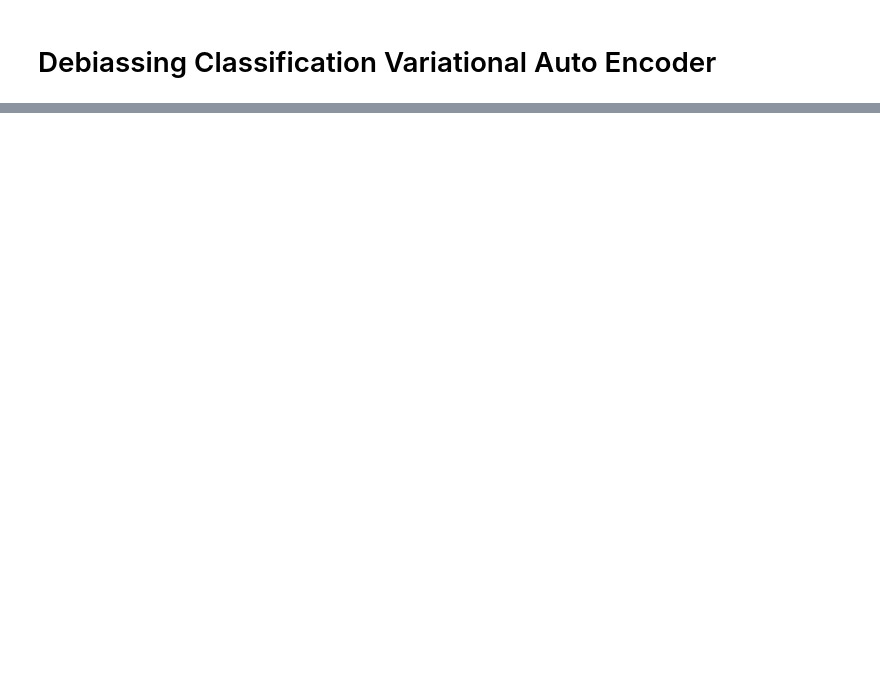
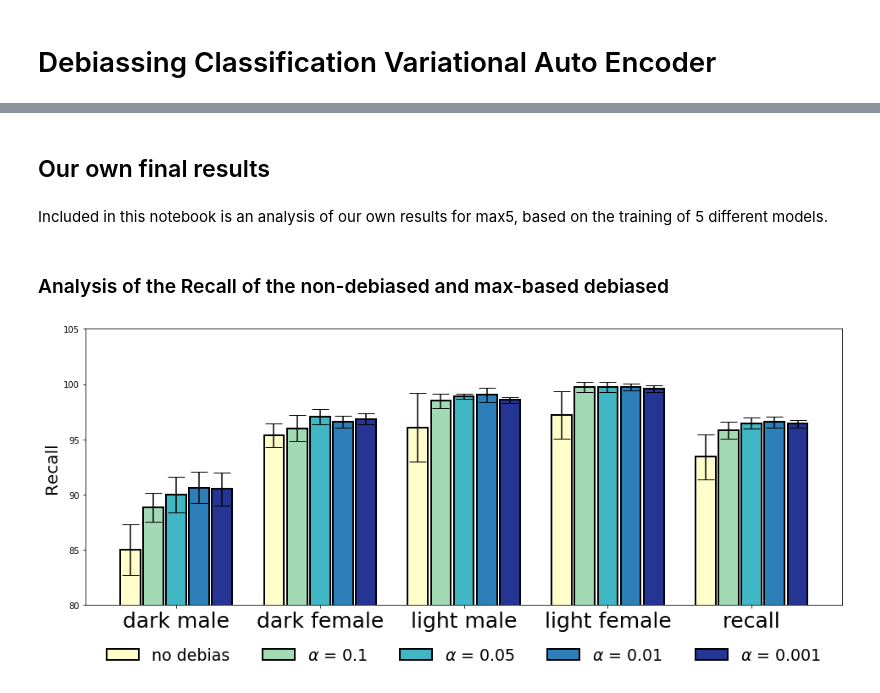
Before and after one commit to JMitnik/FacialDebiasing, a Jupyter notebook: code/main.ipynb, the cells around one changed output, grey strips where cells are left out. Drawn from its saved outputs; the diff is of its cells as text; code cells hidden in the pictures; blank space fills up the shorter version.

Commit message:
Final notebook

```diff
--- a/code/main.ipynb
+++ b/code/main.ipynb
@@ -61,2 +91,20 @@ trainer = make_trainer(config, load_model=True,)
 # %%
 trainer.best_and_worst()
+# %% [markdown]
+## Our own final results
+# %% [markdown]
+Included in this notebook is an analysis of our own results for max5, based on the training of 5 different models.
+# %%
+df_final_results = pd.read_csv("paper_results/results.csv")
+# %% [markdown]
+### Analysis of the Recall of the non-debiased and max-based debiased
+# %%
+# Recall setup
+colors = ["#fffecb", "#a1dab4", "#41b6c4", "#2c7fb8", "#253594"]
+training_type = ["no debias", r"$\alpha$ = 0.1", r"$\alpha$ = 0.05", r"$\alpha$ = 0.01", r"$\alpha$ = 0.001"]
+setups = ["dark male", "dark female", "light male", "light female", "recall"]
+name_list = ["train1_", "train2_", "train3", "train4", "train5"]
+
+utils.make_bar_plot(df_final_results, name_list, setups, training_type=training_type, colors=colors, y_lim=(80, 105), y_label="Recall")
+# %% [output]
+[figure, added]
```
Also changed, not shown: parts of 29 cells of this notebook, 2 other files.
